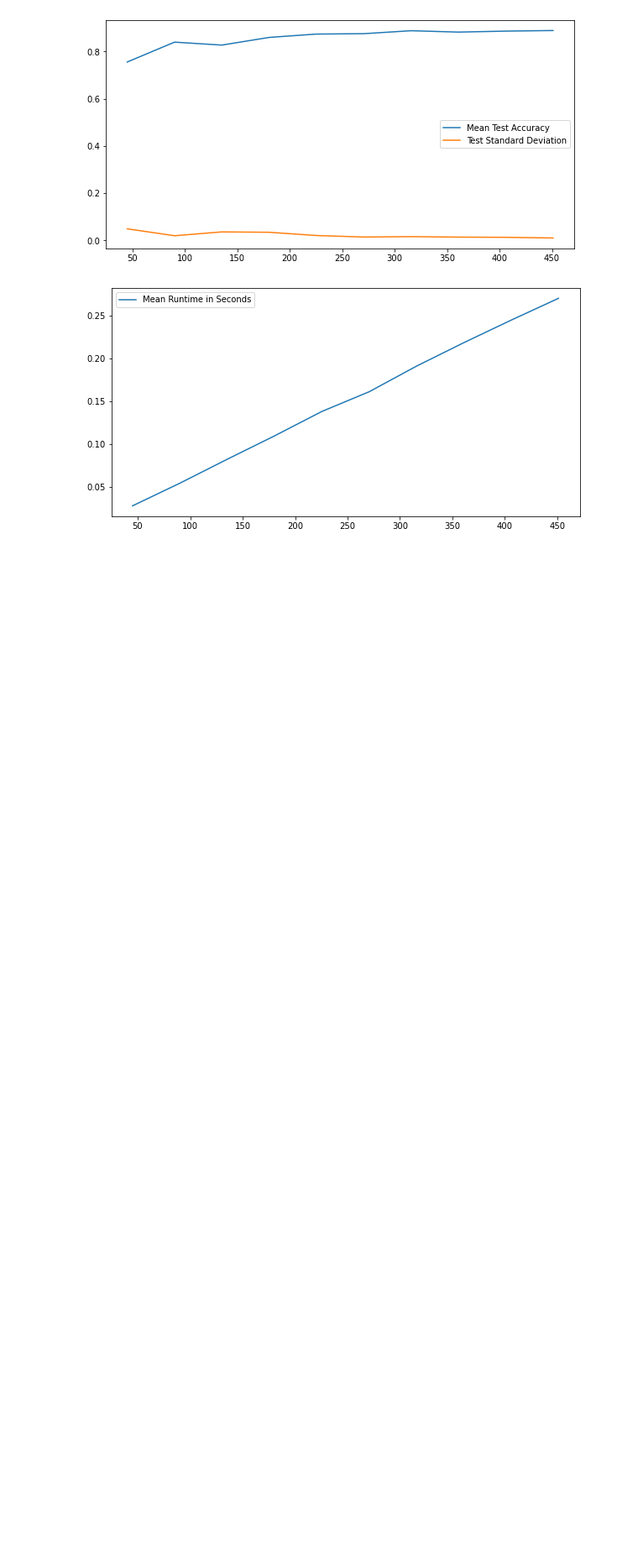
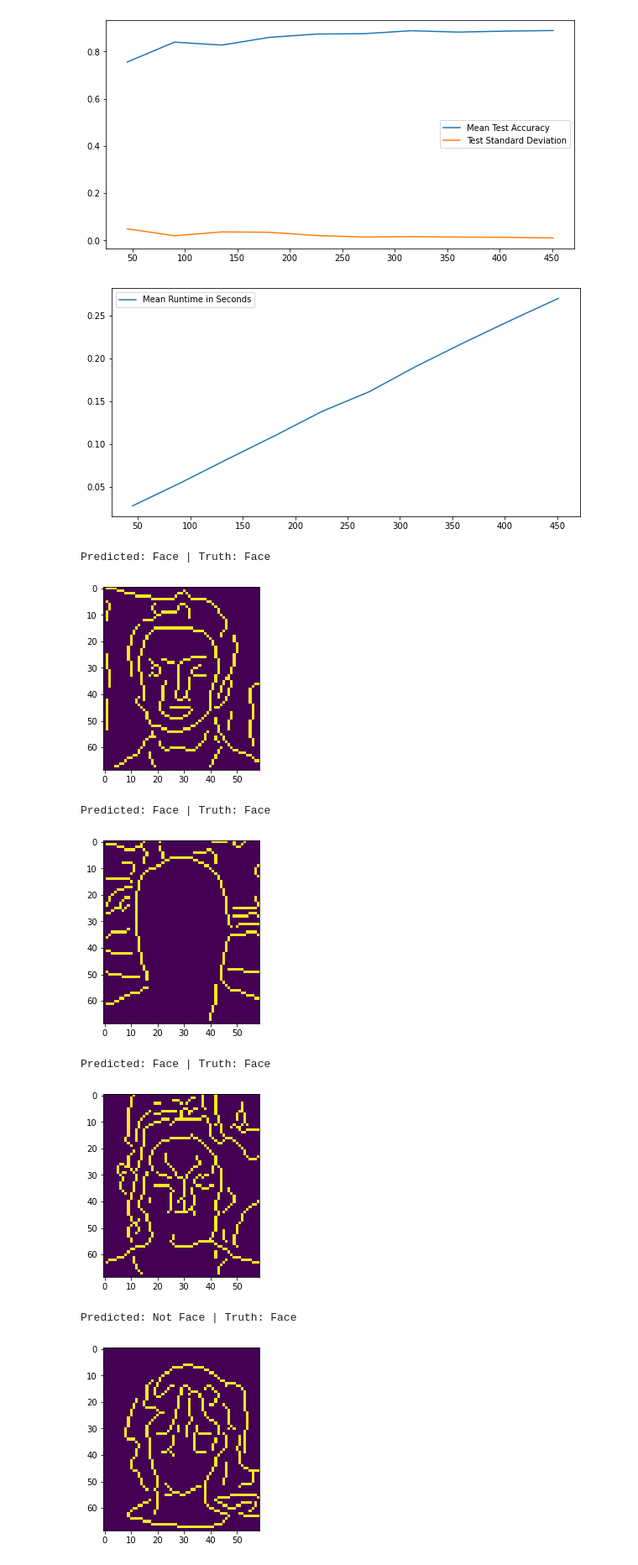
Before and after one commit to DuncanJWood/AI_face_and_digit_classification, a Jupyter notebook: Perceptron_faces.ipynb, the cells around one changed output. Shown at 84% size. Drawn from its saved outputs; the diff is of its cells as text; code cells hidden in the pictures; blank space fills up the shorter version.

```diff
--- a/Perceptron_faces.ipynb
+++ b/Perceptron_faces.ipynb
@@ -98,3 +98,47 @@ plt.legend()
 <matplotlib.legend.Legend at 0x...>
 [figure]
 [figure]
+# %%
+def run_set_amount(images,zones, labels, weights, bias , num_pictures, random):
+    classes = ('Not Face', 'Face')
+    if random == True:
+        available_indices = np.random.choice(len(zones[0][0]), num_pictures, replace = False)
+        available_zones = zones[:,:,available_indices]
+        available_labels= labels[available_indices]
+        for i in range(num_pictures):
+            arr = available_zones[:,:,i].ravel()
+            b = np.dot(weights, arr) + bias
+            p = 1
+            if b < 0:
+                p = 0
+            print(f"Predicted: {classes[p]} | Truth: {classes[labels[i]]}")
+            plt.imshow(images[i,:,:])
+            plt.show()
+
+
+
+    else:
+        available_zones = zones[:,:,0:num_pictures]
+        available_labels= labels[0:num_pictures]
+        for i in range(num_pictures):
+            arr = available_zones[:,:,i].ravel()
+            b = np.dot(weights, arr) + bias
+            p = 1
+            if b < 0:
+                p = 0
+            print(f"Predicted: {classes[p]} | Truth: {classes[labels[i]]}")
+            plt.imshow(images[i,:,:])
+            plt.show()
+# %%
+weights, bias = train_perceptron_faces(200, train_labels, train_zones)
+
+run_set_amount(test_images,test_zones, test_labels, weights, bias, 15, False)
+# %% [output]
+Predicted: Face | Truth: Face
+[figure, added]
+Predicted: Face | Truth: Face
+[figure, added]
+Predicted: Face | Truth: Face
+[figure, added]
+Predicted: Not Face | Truth: Face
+[figure, added]
```
Also changed, not shown: parts of 1 cell of this notebook, 3 other files.
